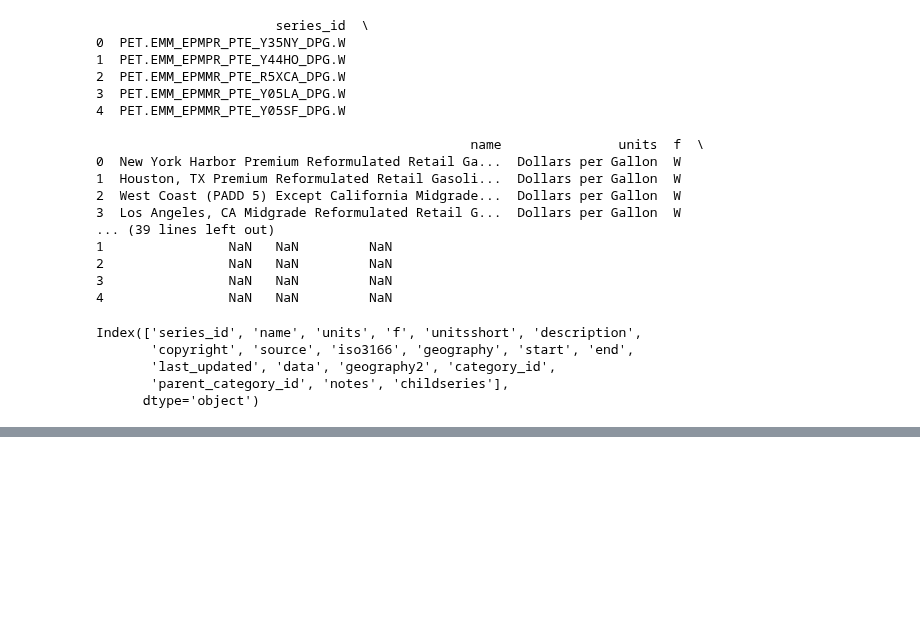
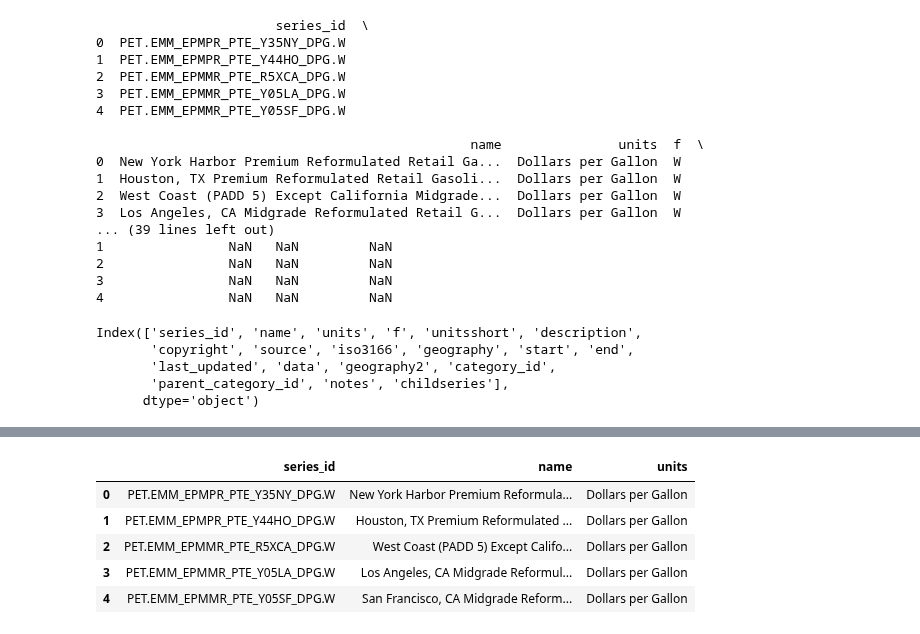
Before and after one commit to LNshuti/oil-price-dashboard, a Jupyter notebook: explore_oil_markets.ipynb, the cells around one changed output, grey strips where cells are left out. Saved outputs shown, nothing was run; the diff lists cells and outputs as text; code cells hidden in the pictures; blank space fills up the shorter version.

```diff
--- a/explore_oil_markets.ipynb
+++ b/explore_oil_markets.ipynb
@@ -59,0 +80,11 @@ Index(['series_id', 'name', 'units', 'f', 'unitsshort', 'description',
+# %%
+# Select distinct series_id, name, units
+df_series = df[['series_id', 'name', 'units']].drop_duplicates()
+df_series.head()
+# %% [output]
+|  | series_id | name | units |
+| 0 | PET.EMM_EPMPR_PTE_Y35NY_DPG.W | New York Harbor Premium Reformula... | Dollars per Gallon |
+| 1 | PET.EMM_EPMPR_PTE_Y44HO_DPG.W | Houston, TX Premium Reformulated ... | Dollars per Gallon |
+| 2 | PET.EMM_EPMMR_PTE_R5XCA_DPG.W | West Coast (PADD 5) Except Califo... | Dollars per Gallon |
+| 3 | PET.EMM_EPMMR_PTE_Y05LA_DPG.W | Los Angeles, CA Midgrade Reformul... | Dollars per Gallon |
+| 4 | PET.EMM_EPMMR_PTE_Y05SF_DPG.W | San Francisco, CA Midgrade Reform... | Dollars per Gallon |
```
Also changed, not shown: parts of 18 cells of this notebook.
